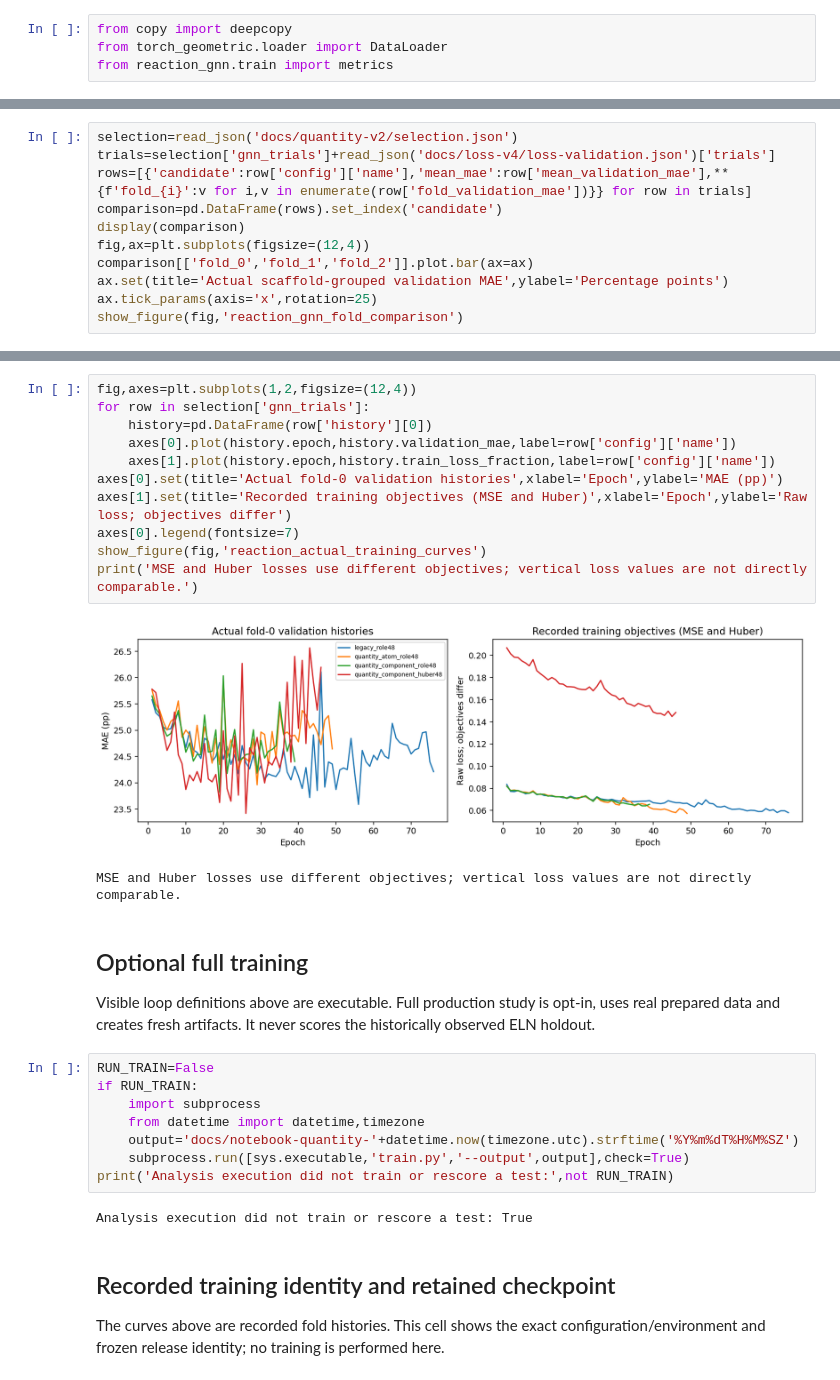
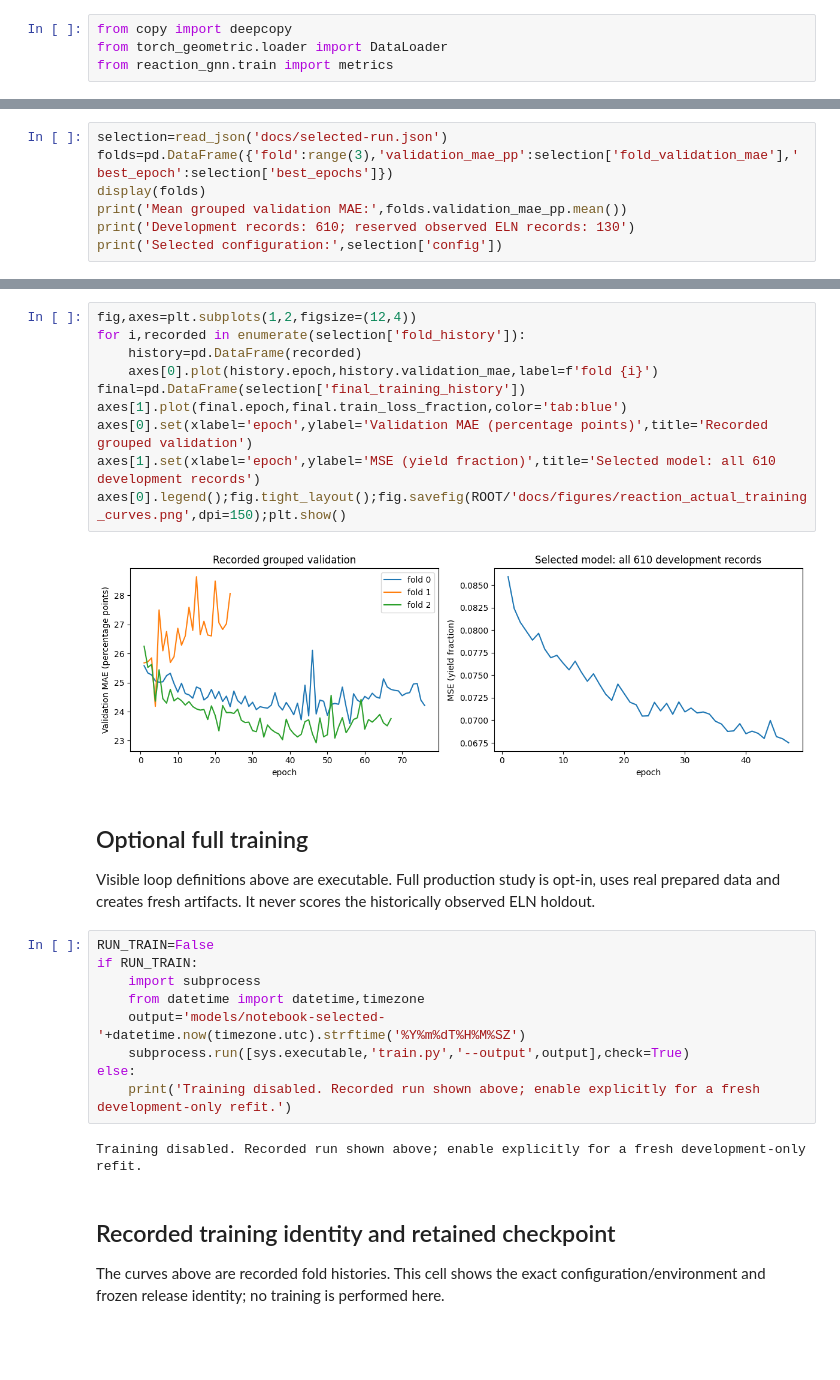
Before and after one commit to Ayano123587/reaction-yield-gnn, a Jupyter notebook: notebooks/02_main_graph_model_and_training.ipynb, the cells around one changed output, grey strips where cells are left out. Drawn from its saved outputs; the diff is of its cells as text; blank space fills up the shorter version.

Commit message:
Deliver full-cohort reaction evaluation and selected-model reproduction

```diff
--- a/notebooks/02_main_graph_model_and_training.ipynb
+++ b/notebooks/02_main_graph_model_and_training.ipynb
@@ -258,12 +160,8 @@ The gate was fixed before scoring: at least 0.5-point improvement and two fold w
 # %%
-selection=read_json('docs/quantity-v2/selection.json')
-trials=selection['gnn_trials']+read_json('docs/loss-v4/loss-validation.json')['trials']
-rows=[{'candidate':row['config']['name'],'mean_mae':row['mean_validation_mae'],**{f'fold_{i}':v for i,v in enumerate(row['fold_validation_mae'])}} for row in trials]
-comparison=pd.DataFrame(rows).set_index('candidate')
-display(comparison)
-fig,ax=plt.subplots(figsize=(12,4))
-comparison[['fold_0','fold_1','fold_2']].plot.bar(ax=ax)
-ax.set(title='Actual scaffold-grouped validation MAE',ylabel='Percentage points')
-ax.tick_params(axis='x',rotation=25)
-show_figure(fig,'reaction_gnn_fold_comparison')
+selection=read_json('docs/selected-run.json')
+folds=pd.DataFrame({'fold':range(3),'validation_mae_pp':selection['fold_validation_mae'],'best_epoch':selection['best_epochs']})
+display(folds)
+print('Mean grouped validation MAE:',folds.validation_mae_pp.mean())
+print('Development records: 610; reserved observed ELN records: 130')
+print('Selected configuration:',selection['config'])
 # %% [output]
@@ -280,17 +175,15 @@ show_figure(fig,'reaction_gnn_fold_comparison')
 # %%
 fig,axes=plt.subplots(1,2,figsize=(12,4))
-for row in selection['gnn_trials']:
-    history=pd.DataFrame(row['history'][0])
-    axes[0].plot(history.epoch,history.validation_mae,label=row['config']['name'])
-    axes[1].plot(history.epoch,history.train_loss_fraction,label=row['config']['name'])
-axes[0].set(title='Actual fold-0 validation histories',xlabel='Epoch',ylabel='MAE (pp)')
-axes[1].set(title='Recorded training objectives (MSE and Huber)',xlabel='Epoch',ylabel='Raw loss; objectives differ')
-axes[0].legend(fontsize=7)
-show_figure(fig,'reaction_actual_training_curves')
-print('MSE and Huber losses use different objectives; vertical loss values are not directly comparable.')
+for i,recorded in enumerate(selection['fold_history']):
+    history=pd.DataFrame(recorded)
+    axes[0].plot(history.epoch,history.validation_mae,label=f'fold {i}')
+final=pd.DataFrame(selection['final_training_history'])
+axes[1].plot(final.epoch,final.train_loss_fraction,color='tab:blue')
+axes[0].set(xlabel='epoch',ylabel='Validation MAE (percentage points)',title='Recorded grouped validation')
+axes[1].set(xlabel='epoch',ylabel='MSE (yield fraction)',title='Selected model: all 610 development records')
+axes[0].legend();fig.tight_layout();fig.savefig(ROOT/'docs/figures/reaction_actual_training_curves.png',dpi=150);plt.show()
 # %% [output]
-[figure, old version]
+[figure, new version]
-MSE and Huber losses use different objectives; vertical loss values are not directly comparable.
 # %% [markdown]
 ## Optional full training
 Visible loop definitions above are executable. Full production study is opt-in, uses real prepared data and creates fresh artifacts. It never scores the historically observed ELN holdout.
@@ -299,11 +192,12 @@ RUN_TRAIN=False
 if RUN_TRAIN:
     import subprocess
     from datetime import datetime,timezone
-    output='docs/notebook-quantity-'+datetime.now(timezone.utc).strftime('%Y%m%dT%H%M%SZ')
+    output='models/notebook-selected-'+datetime.now(timezone.utc).strftime('%Y%m%dT%H%M%SZ')
     subprocess.run([sys.executable,'train.py','--output',output],check=True)
-print('Analysis execution did not train or rescore a test:',not RUN_TRAIN)
+else:
+    print('Training disabled. Recorded run shown above; enable explicitly for a fresh development-only refit.')
 # %% [output]
-Analysis execution did not train or rescore a test: True
+Training disabled. Recorded run shown above; enable explicitly for a fresh development-only refit.
 # %% [markdown]
 ## Recorded training identity and retained checkpoint
 The curves above are recorded fold histories. This cell shows the exact configuration/environment and frozen release identity; no training is performed here.
```
Also changed, not shown: parts of 13 cells of this notebook, 41 other files.
